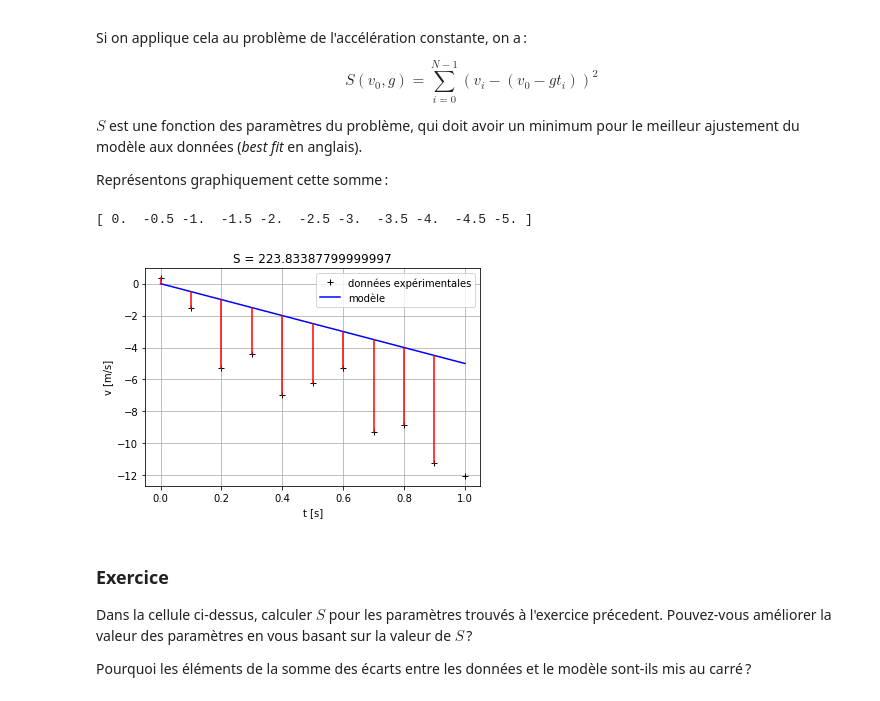
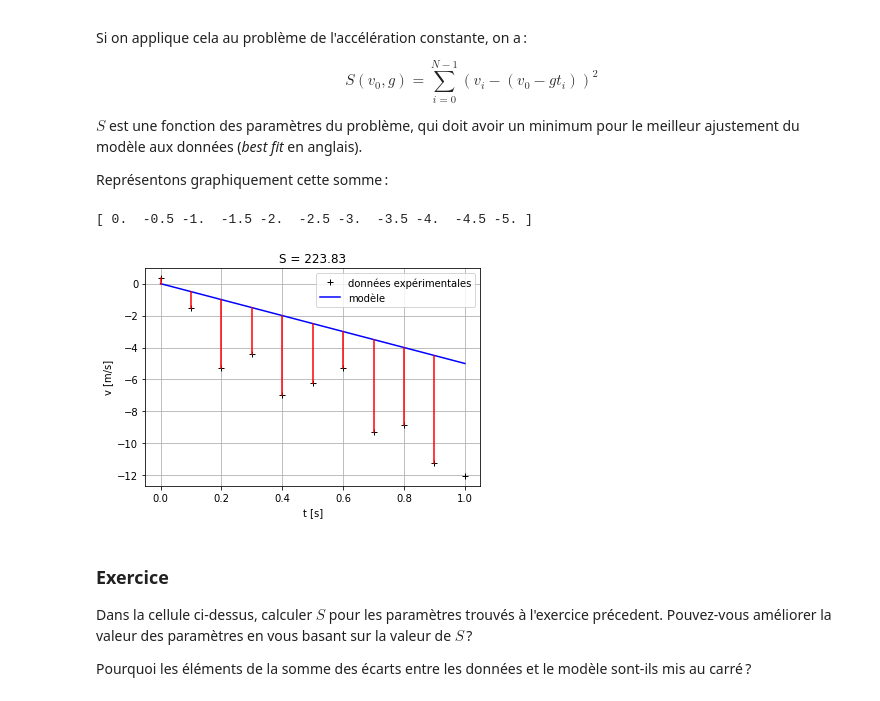
Before and after one commit to kmiloarguello/physique-numerique, a Jupyter notebook: etu-04-ajustement-modele/etu-02-ajustement-modele.ipynb, the cells around one changed output. Saved outputs shown, nothing was run; the diff lists cells and outputs as text; code cells hidden in the pictures.

```diff
--- a/etu-04-ajustement-modele/etu-02-ajustement-modele.ipynb
+++ b/etu-04-ajustement-modele/etu-02-ajustement-modele.ipynb
@@ -102,34 +102,34 @@ Représentons graphiquement cette somme :
 # %%
 # Paramètres du modèle
 g = 5
 v0 = 0
 
 # Discrétisation du modèle
 t_mod = np.linspace(0, 1, N)
 v_mod = v0 - g * t_exp
 print(v_mod)
 
 # Calcul de la somme S
 Si = (v_exp - v_mod) ** 2
 S = np.sum(Si)
 
 # Représentation graphique du modèle et des données
 plt.plot(t_exp, v_exp, '+k', label = 'données expérimentales')
 plt.plot(t_mod, v_mod, '-b', label = 'modèle')
 
 # représentation des écarts entre le modèle et les données
 for i in range(N - 1):
     plt.plot((t_exp[i], t_exp[i]), (v_exp[i], v_mod[i]), '-r')
 
-plt.title('S = ' + str(S))
+plt.title('S = ' + str(np.around(S,2)))
 plt.xlabel('t [s]')
 plt.ylabel('v [m/s]')
 plt.grid()
 plt.legend()
 plt.show()
 # %% [output]
 [ 0.  -0.5 -1.  -1.5 -2.  -2.5 -3.  -3.5 -4.  -4.5 -5. ]
-[figure, old version]
+[figure, new version]
 # %% [markdown]
 ### Exercice
 Dans la cellule ci-dessus, calculer $S$ pour les paramètres trouvés à l'exercice précedent. Pouvez-vous améliorer la valeur des paramètres en vous basant sur la valeur de $S$ ?
```
